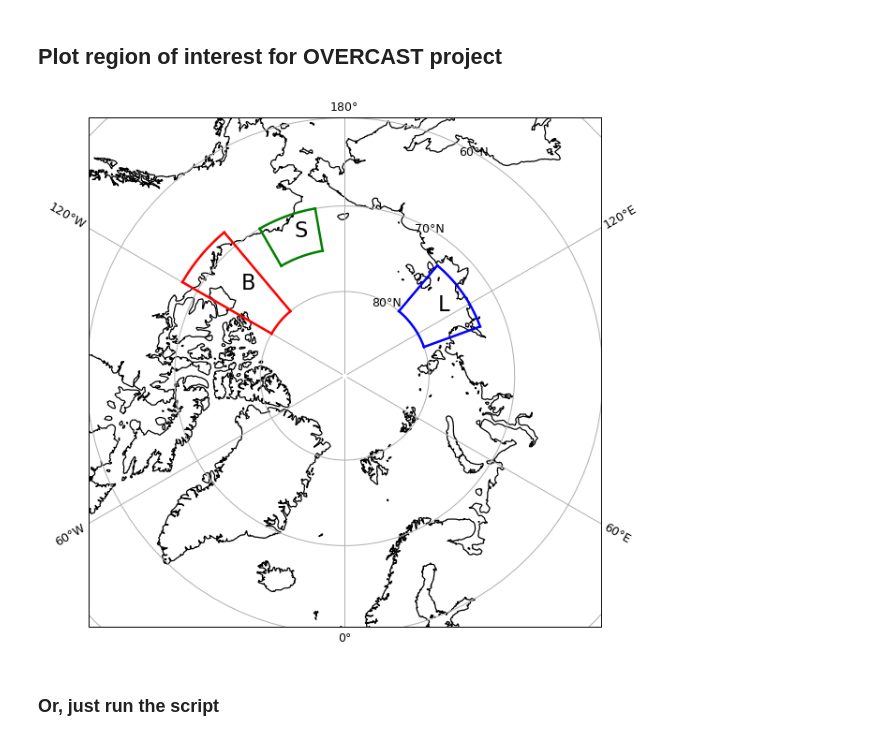
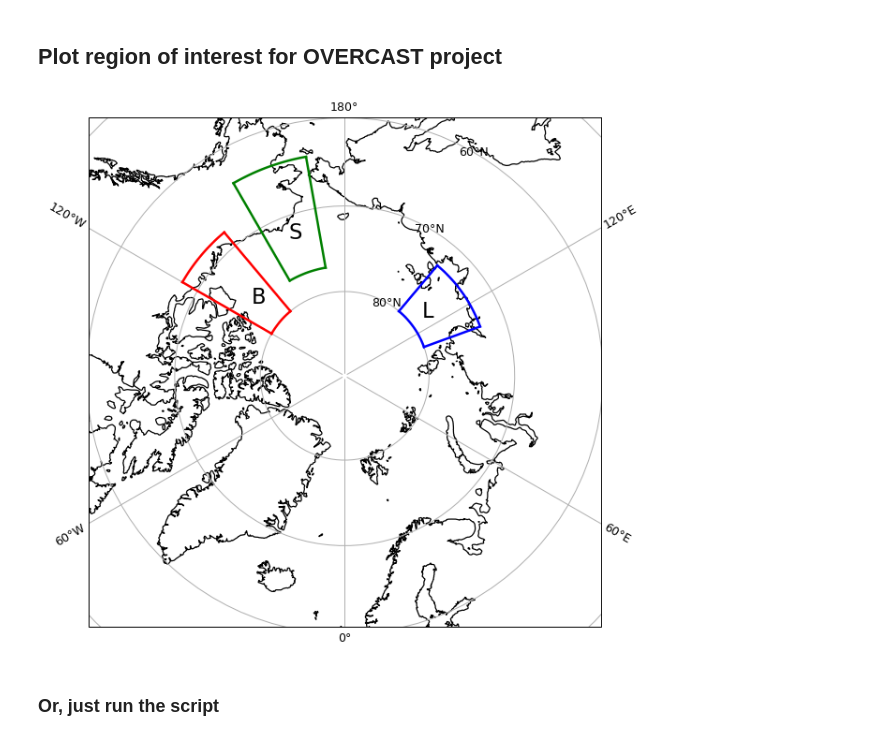
Before and after one commit to ICESAT-2HackWeek/overcast, a Jupyter notebook: notebooks/roi.ipynb, the cells around one changed output. Drawn from its saved outputs; the diff is of its cells as text; code cells hidden in the pictures.

```diff
--- a/notebooks/roi.ipynb
+++ b/notebooks/roi.ipynb
@@ -37,31 +37,32 @@ def plot_bbox(ax,bbox,linecolor='b',txt_label=None,npt=100,lw=2):
     ax.plot(xline,yline,'-',lw=lw,color=linecolor,transform=pcproj)
 
     if txt_label is not None:
-        xm = (bbox[0]+bbox[2])/2.
-        ym = (bbox[1]+bbox[3])/2.
+        xm = (bbox[0]+bbox[2])/2.+2.
+        ym = (bbox[1]+bbox[3])/2.+2.
         ax.text(xm,ym,txt_label,fontsize=18,transform=pcproj)
     return
 # %%
 
 ##    bbox:      bounding box of domain of interest, in the format of
 ##               [lon0, lat0, lon1, lat1], where (lon0,lat0) and (lon1,lat1)
 ##               are the coordinate of the lower left and upper right corners
 bbox_laptev   = [110,73,140,80]
 bbox_beaufort = [-140,68,-120,80]
-bbox_saildrone = [-170,70,-150,75]
+#bbox_saildrone = [-170,70,-150,75]
+bbox_saildrone = [-170,64,-150,77]
 
 
 plt.figure(figsize=(8,8), dpi= 90)
 ax = plt.axes(projection=ccrs.NorthPolarStereo(central_longitude=0))
 ax.coastlines(resolution='50m', color='black', linewidth=1)
 ax.set_extent([-180, 180, 60, 90], ccrs.PlateCarree())
 ax.gridlines(draw_labels=True)
 
 plot_bbox(ax,bbox_laptev,linecolor='b',txt_label='L')
 plot_bbox(ax,bbox_beaufort,linecolor='r',txt_label='B')
 plot_bbox(ax,bbox_saildrone,linecolor='g',txt_label='S')
 # %% [output]
-[figure, old version]
+[figure, new version]
 # %% [markdown]
 ### Or, just run the script
 # %%
```
